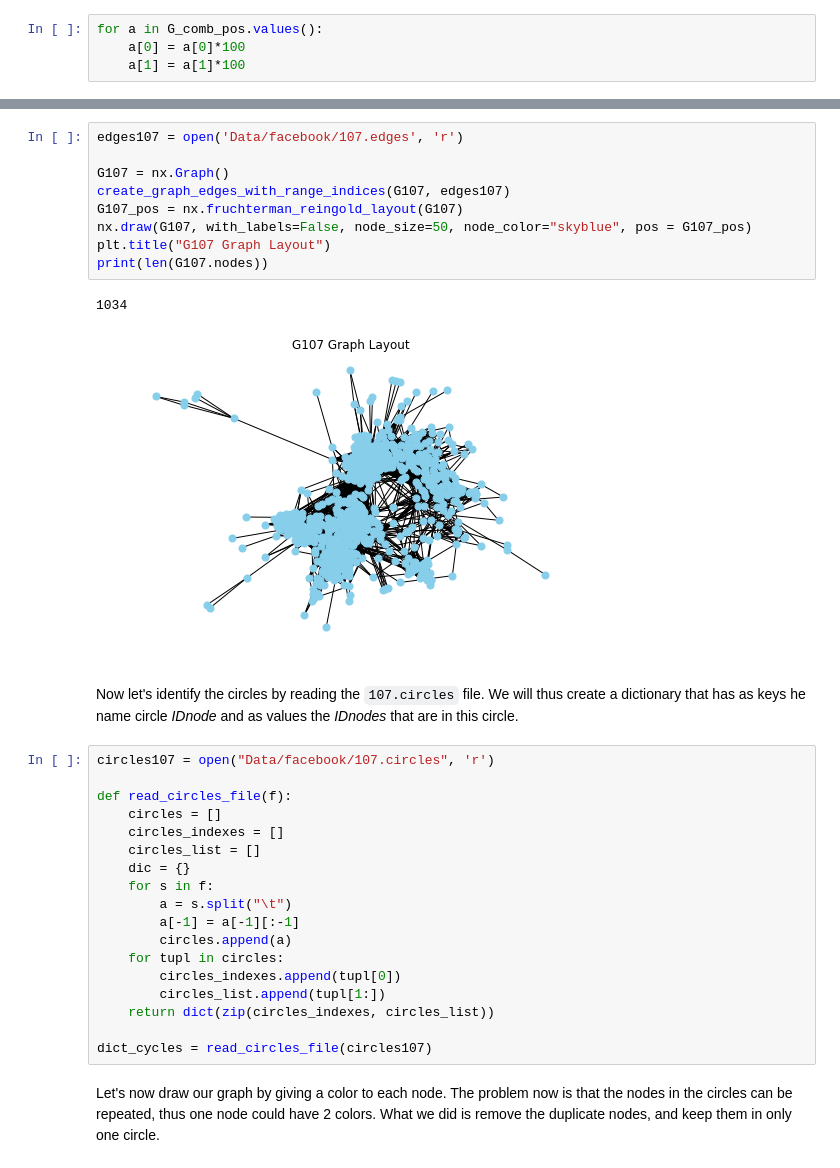
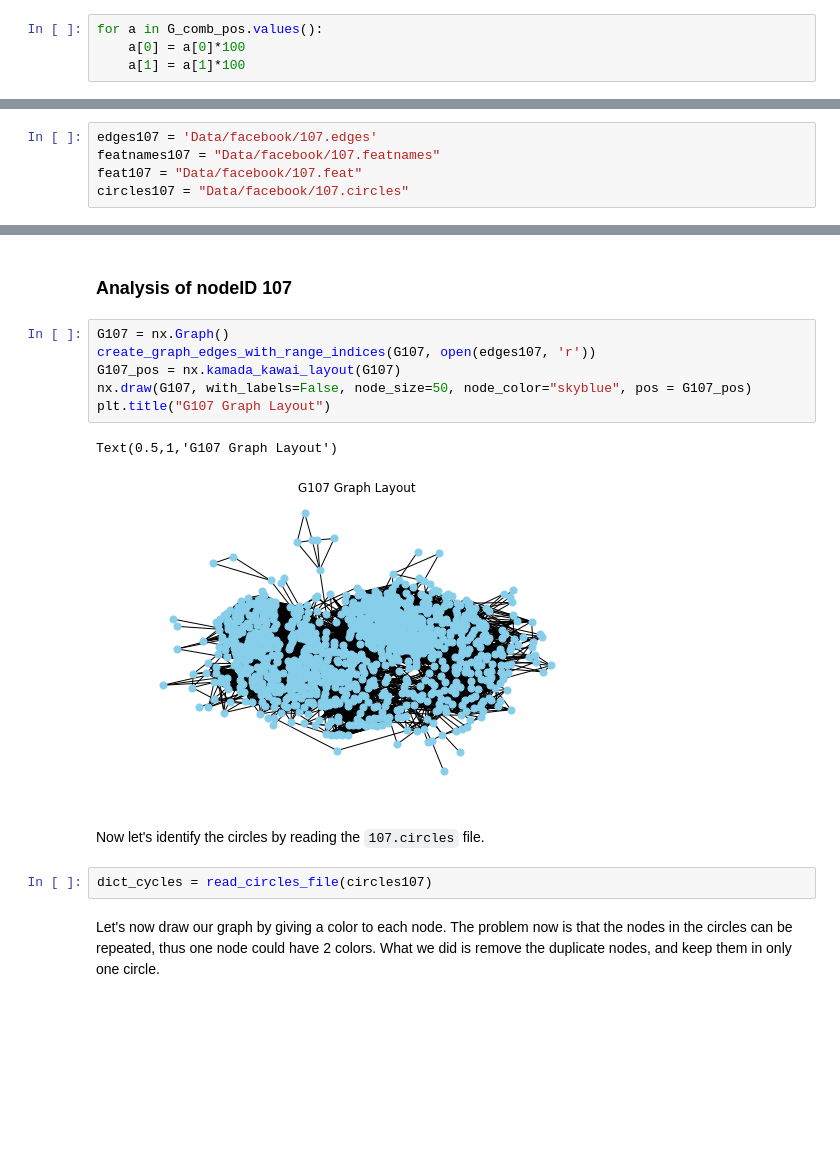
Before and after one commit to GonxheIdrizi/ProjectGraphVizualisation, a Jupyter notebook: Facebook.ipynb, the cells around one changed output, grey strips where cells are left out. Drawn from its saved outputs; the diff is of its cells as text; blank space fills up the shorter version.

```diff
--- a/Facebook.ipynb
+++ b/Facebook.ipynb
@@ -198,0 +204,5 @@ Now that we have a big view of how our SNAP network looks like, let's take these
+# %%
+edges107 = 'Data/facebook/107.edges'
+featnames107 = "Data/facebook/107.featnames"
+feat107 = "Data/facebook/107.feat"
+circles107 = "Data/facebook/107.circles"
@@ -199,34 +325,17 @@ Now that we have a big view of how our SNAP network looks like, let's take these
+# %% [markdown]
+### Analysis of nodeID 107
 # %%
-edges107 = open('Data/facebook/107.edges', 'r')
-
 G107 = nx.Graph()
-create_graph_edges_with_range_indices(G107, edges107)
-G107_pos = nx.fruchterman_reingold_layout(G107)
+create_graph_edges_with_range_indices(G107, open(edges107, 'r'))
+G107_pos = nx.kamada_kawai_layout(G107)
 nx.draw(G107, with_labels=False, node_size=50, node_color="skyblue", pos = G107_pos)
 plt.title("G107 Graph Layout")
-print(len(G107.nodes))
 # %% [output]
-1034
+Text(0.5,1,'G107 Graph Layout')
-[figure, old version]
+[figure, new version]
 # %% [markdown]
-Now let's identify the circles by reading the `107.circles` file. We will thus create a dictionary that has as keys he name circle _IDnode_ and as values the _IDnodes_ that are in this circle.
+Now let's identify the circles by reading the `107.circles` file.
-# %%
-circles107 = open("Data/facebook/107.circles", 'r')
-
-def read_circles_file(f):
-    circles = []
-    circles_indexes = []
-    circles_list = []
-    dic = {}
-    for s in f:
-        a = s.split("\t")
-        a[-1] = a[-1][:-1]
-        circles.append(a)
-    for tupl in circles:
-        circles_indexes.append(tupl[0])
-        circles_list.append(tupl[1:])
-    return dict(zip(circles_indexes, circles_list))
-
-dict_cycles = read_circles_file(circles107)
+# %%
+dict_cycles = read_circles_file(circles107)
 # %% [markdown]
 Let's now draw our graph by giving a color to each node. The problem now is that the nodes in the circles can be repeated, thus one node could have 2 colors. What we did is remove the duplicate nodes, and keep them in only one circle.
```
Also changed, not shown: parts of 31 cells of this notebook.
